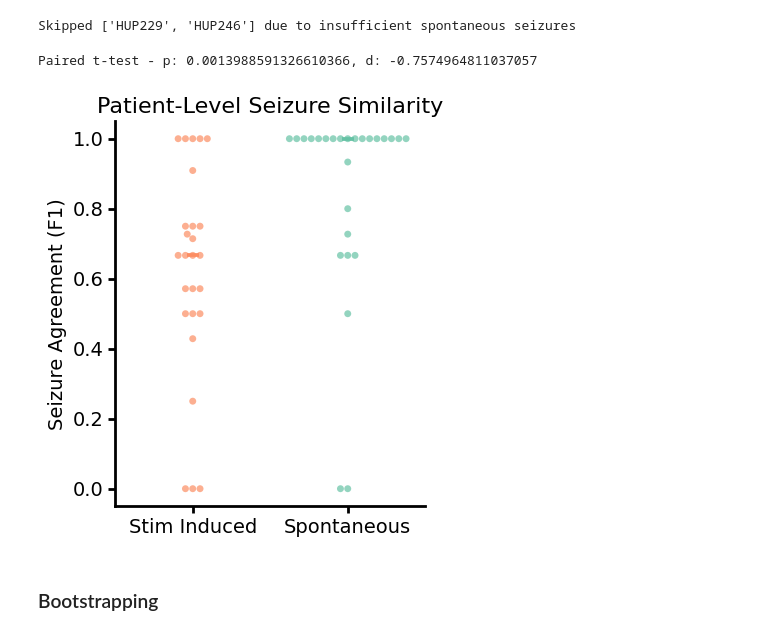
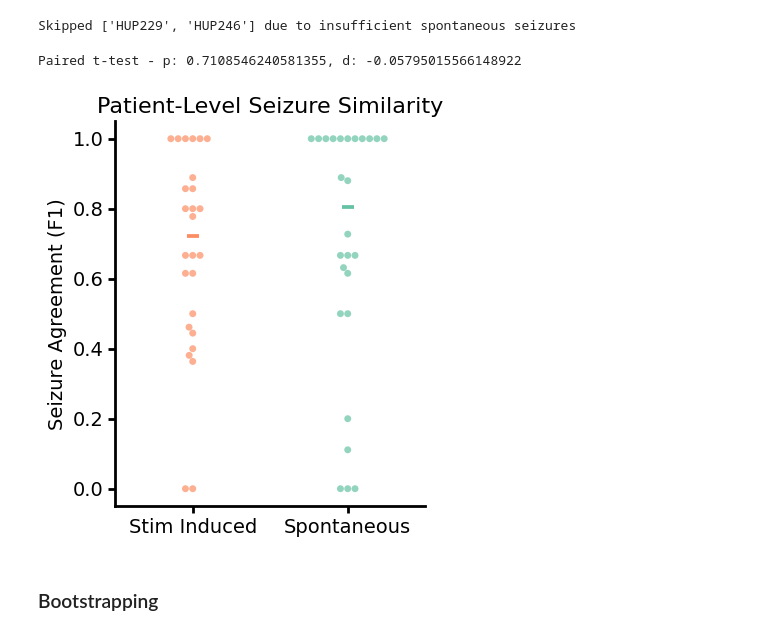
Before and after one commit to wojemann/stim-seizures, a Jupyter notebook: code/model_prediction_analysis.ipynb, the cells around one changed output. Drawn from its saved outputs; the diff is of its cells as text; code cells hidden in the pictures.

Commit message:
running stim seizure experimetns with NDD

```diff
--- a/code/model_prediction_analysis.ipynb
+++ b/code/model_prediction_analysis.ipynb
@@ -60,9 +61,13 @@ sz_metadata.head()
 | 4 | 4 | HUP224 | HUP224_phaseII | 415736.8300 | 415751.71870 | NaN | 415751.7187 | 415805.57 | ... |
 # %%
 # Loading seizure level metadata
-mdl_str = 'NRG'
-final_thresh = 0.415
-sz_annots = pd.read_pickle(ospj(prodatapath,f"optimized_predicted_channels_{mdl_str}_{final_thresh}.pkl"))
+# mdl_str = 'NRG'
+# final_thresh = 0.415
+# sz_annots = pd.read_pickle(ospj(prodatapath,f"optimized_predicted_channels_{mdl_str}_{final_thresh}.pkl"))
+# sz_annots = pd.read_pickle(ospj(prodatapath,f"kdeknee_predicted_channels_opt_allpts.pkl"))
+mdl_str = 'LSTM'
+sz_annots = pd.read_pickle(ospj(prodatapath,f"optimized_predicted_channels_{mdl_str}_tuned_thresholds.pkl"))
+
 sz_annots.columns = [col if col != 'Patient' else 'patient' for col in sz_annots.columns]
 # sz_annots = sz_annots[sz_annots.Patient.apply(lambda x: x[:3] != 'CHO')]
 sz_annots.head()
@@ -80,3 +81,6 @@ len(sz_annots)
+# %%
+shared_channels = sz_annots.groupby('patient')['all_channels'].transform(lambda x: [list(set.intersection(*map(set, x)))] * len(x))
+sz_annots['all_channels'] = shared_channels
 # %% [markdown]
 ## Mapping Regions
 # %%
@@ -89,7 +93,7 @@ for pt,group in pt_groups:
     for idx,row in group.iterrows():
         if ospe(region_path):
             sz_annots.at[idx,'all_rs'] = np.array([r for r in electrode_regions[electrode_regions.name.isin(row['all_channels'])]['label'].unique() if ((r != 'EmptyLabel') and ('white' not in r.lower()))])
-        for col in ['ueo_chs_strict', 'sec_chs_strict']:
+        for col in ['ueo_chs_strict', 'ueo_chs_loose', 'sec_chs_strict', 'sec_chs_loose']:
             chs = row[col]
             # Creating channel mask
             sz_annots.at[idx,col+'_mask'] = np.array([ch in chs for ch in row['all_channels']])
@@ -136,7 +140,8 @@ def calculate_seizure_similarity(annots,first_annot = 'ueo_consensus', second_an
 
 def plot_seizure_similarity(data,agreement='F1',palette=['red','blue','purple'],annot_type='',sz_level=True, binary = False):
     def percentile_75(x):
-        return x.max()
+        # return np.percentile(x,75)
+        return np.max(x)
     # Define the aggregation functions
     numeric_cols = data.select_dtypes(include='number').columns
     non_numeric_cols = data.select_dtypes(exclude='number').columns.difference(['patient', 'spont'])
@@ -187,7 +192,7 @@ def plot_seizure_similarity(data,agreement='F1',palette=['red','blue','purple'],
                 markers="_",linestyles="none",palette=palette[:2],
                 estimator='median',
                 ax=ax)
-    plt.setp(ax.collections, sizes=[1000])
+    # plt.setp(ax.collections, sizes=[3000])
     sns.swarmplot(data=plot_data,
                 x="spont",
                 y=agreement,
@@ -273,10 +292,10 @@ r_spread_similarity_df = calculate_seizure_similarity(sz_annots_rs,first_annot='
 # %% [output]
 Skipped ['HUP229', 'HUP246'] due to insufficient spontaneous seizures
 # %%
-fig = plot_seizure_similarity(r_similarity_df,agreement='F1',palette=pal,sz_level=False)
+fig = plot_seizure_similarity(r_spread_similarity_df,agreement='F1',palette=pal,sz_level=False)
 # %% [output]
-Paired t-test - p: 0.0013988591326610366, d: -0.7574964811037057
+Paired t-test - p: 0.7108546240581355, d: -0.05795015566148922
-[figure, old version]
+[figure, new version]
 # %% [markdown]
 ### Bootstrapping
 # %%
```
Also changed, not shown: parts of 10 cells of this notebook, 11 other files.
